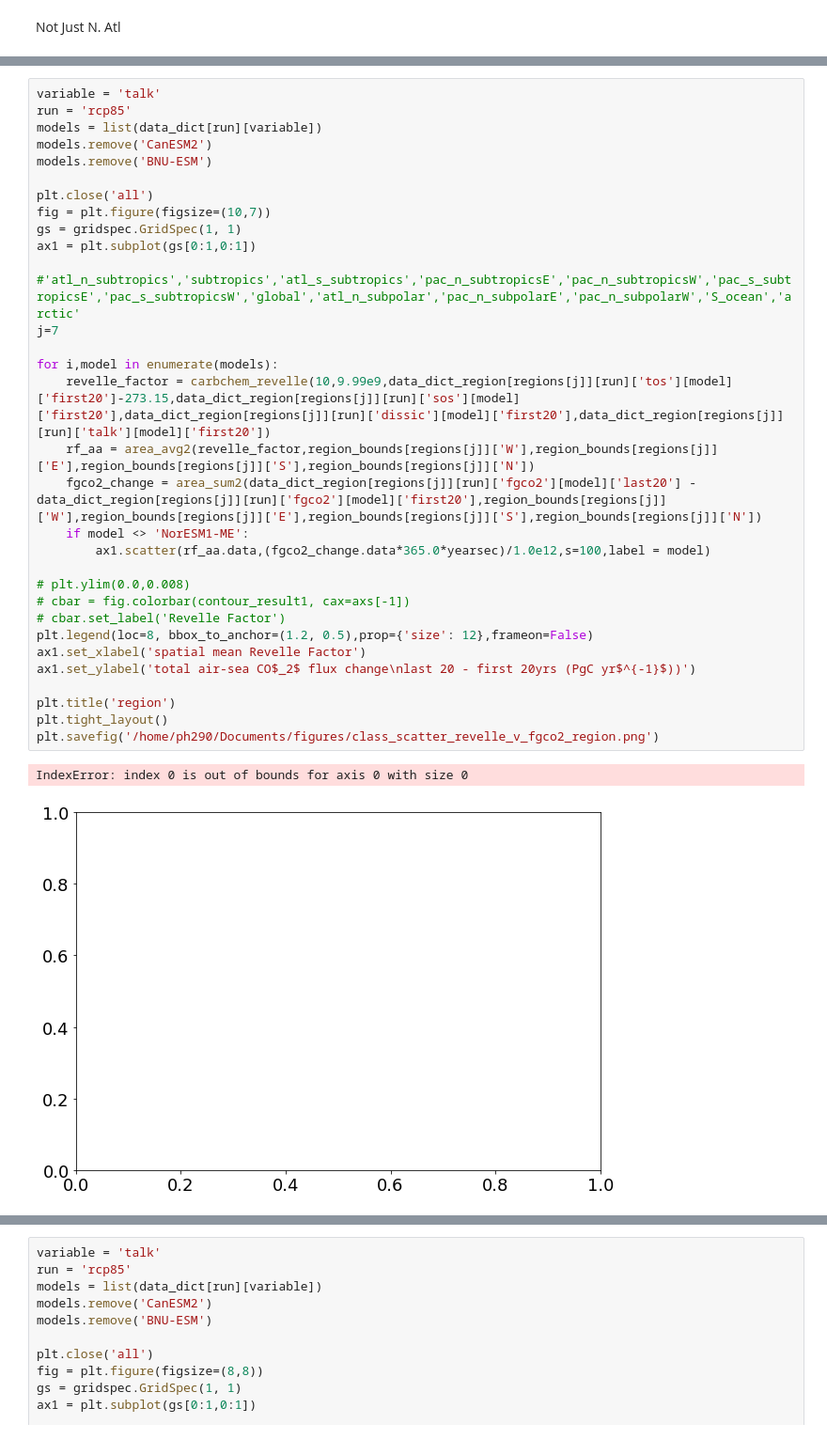
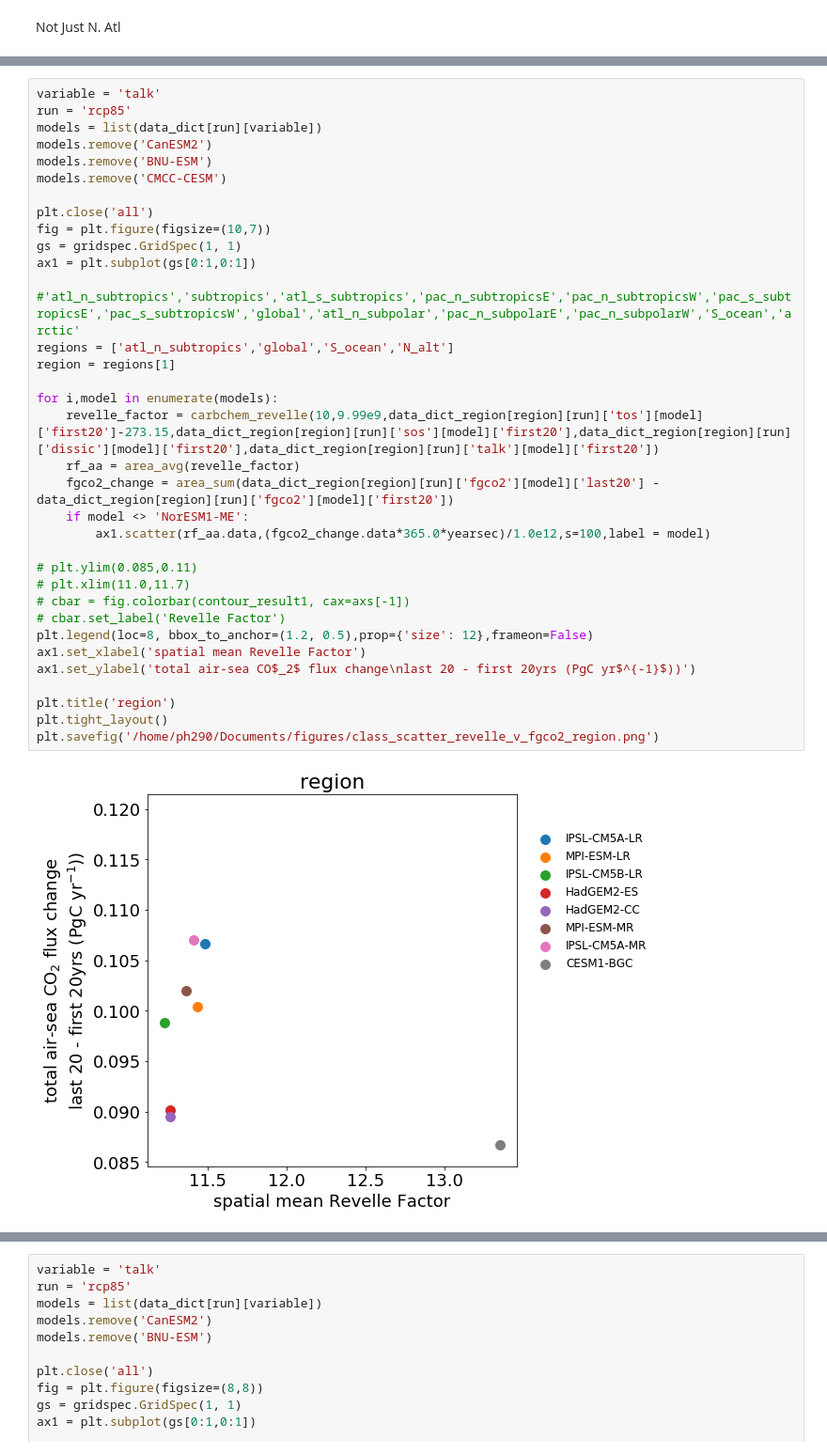
Before and after one commit to PaulHalloran/batmobile_jupyter_notebooks, a Jupyter notebook: analysis_for_noc_talk.ipynb, the cells around one changed output, grey strips where cells are left out. Shown at 94% size. Drawn from its saved outputs; the diff is of its cells as text.

```diff
--- a/analysis_for_noc_talk.ipynb
+++ b/analysis_for_noc_talk.ipynb
@@ -1348,35 +1351,37 @@ except:
 # %%
 variable = 'talk'
 run = 'rcp85'
 models = list(data_dict[run][variable])
 models.remove('CanESM2')
 models.remove('BNU-ESM')
+models.remove('CMCC-CESM')
 
 plt.close('all')
 fig = plt.figure(figsize=(10,7))
 gs = gridspec.GridSpec(1, 1)
 ax1 = plt.subplot(gs[0:1,0:1])
 
 #'atl_n_subtropics','subtropics','atl_s_subtropics','pac_n_subtropicsE','pac_n_subtropicsW','pac_s_subtropicsE','pac_s_subtropicsW','global','atl_n_subpolar','pac_n_subpolarE','pac_n_subpolarW','S_ocean','arctic'
-j=7
+regions = ['atl_n_subtropics','global','S_ocean','N_alt']
+region = regions[1]
 
 for i,model in enumerate(models):
-    revelle_factor = carbchem_revelle(10,9.99e9,data_dict_region[regions[j]][run]['tos'][model]['first20']-273.15,data_dict_region[regions[j]][run]['sos'][model]['first20'],data_dict_region[regions[j]][run]['dissic'][model]['first20'],data_dict_region[regions[j]][run]['talk'][model]['first20'])
-    rf_aa = area_avg2(revelle_factor,region_bounds[regions[j]]['W'],region_bounds[regions[j]]['E'],region_bounds[regions[j]]['S'],region_bounds[regions[j]]['N'])
-    fgco2_change = area_sum2(data_dict_region[regions[j]][run]['fgco2'][model]['last20'] - data_dict_region[regions[j]][run]['fgco2'][model]['first20'],region_bounds[regions[j]]['W'],region_bounds[regions[j]]['E'],region_bounds[regions[j]]['S'],region_bounds[regions[j]]['N'])
+    revelle_factor = carbchem_revelle(10,9.99e9,data_dict_region[region][run]['tos'][model]['first20']-273.15,data_dict_region[region][run]['sos'][model]['first20'],data_dict_region[region][run]['dissic'][model]['first20'],data_dict_region[region][run]['talk'][model]['first20'])
+    rf_aa = area_avg(revelle_factor)
+    fgco2_change = area_sum(data_dict_region[region][run]['fgco2'][model]['last20'] - data_dict_region[region][run]['fgco2'][model]['first20'])
     if model <> 'NorESM1-ME':
         ax1.scatter(rf_aa.data,(fgco2_change.data*365.0*yearsec)/1.0e12,s=100,label = model)
 
-# plt.ylim(0.0,0.008)
+# plt.ylim(0.085,0.11)
+# plt.xlim(11.0,11.7)
 # cbar = fig.colorbar(contour_result1, cax=axs[-1])
 # cbar.set_label('Revelle Factor')
 plt.legend(loc=8, bbox_to_anchor=(1.2, 0.5),prop={'size': 12},frameon=False)
 ax1.set_xlabel('spatial mean Revelle Factor')
 ax1.set_ylabel('total air-sea CO$_2$ flux change\nlast 20 - first 20yrs (PgC yr$^{-1}$))')
 
 plt.title('region')
 plt.tight_layout()
 plt.savefig('/home/ph290/Documents/figures/class_scatter_revelle_v_fgco2_region.png')
 # %% [output]
-IndexError: index 0 is out of bounds for axis 0 with size 0
-[figure, old version]
+[figure, new version]
```
Also changed, not shown: parts of 20 cells of this notebook, 1 other file.
